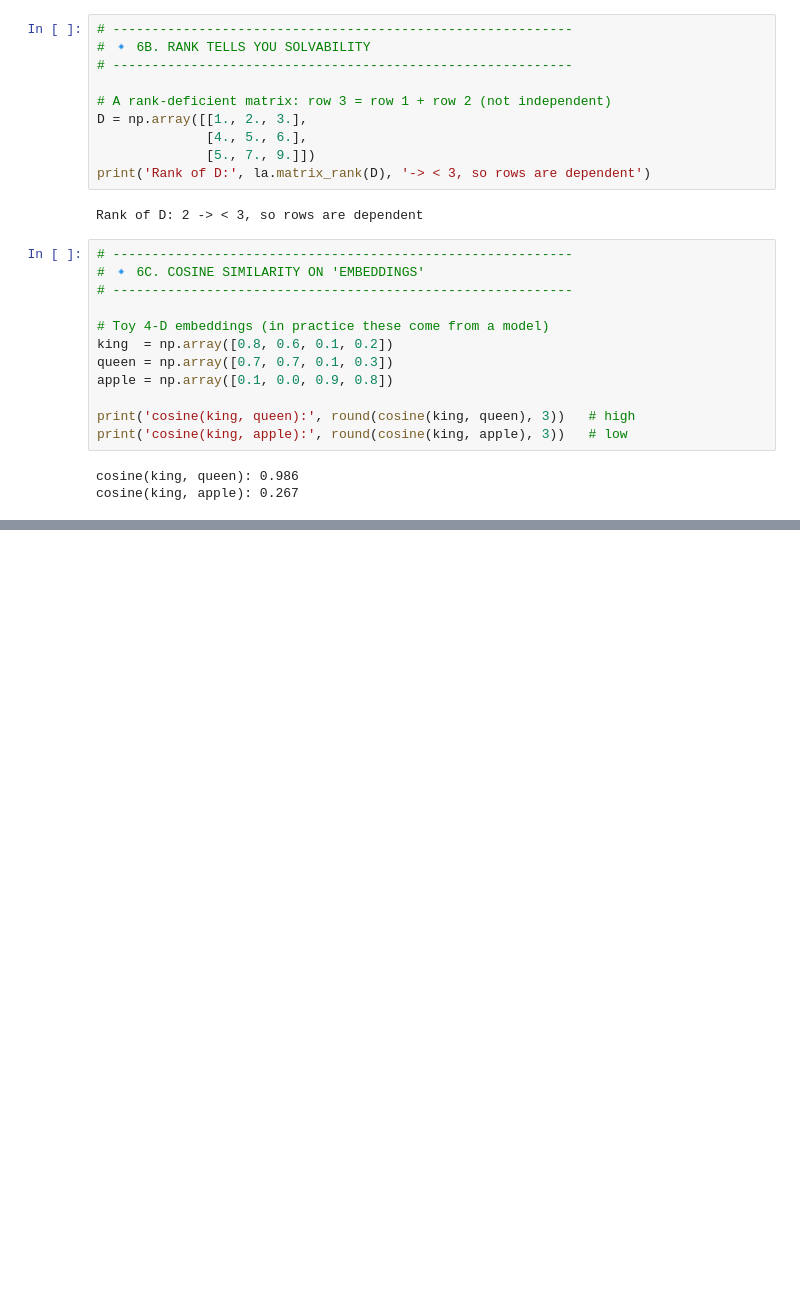
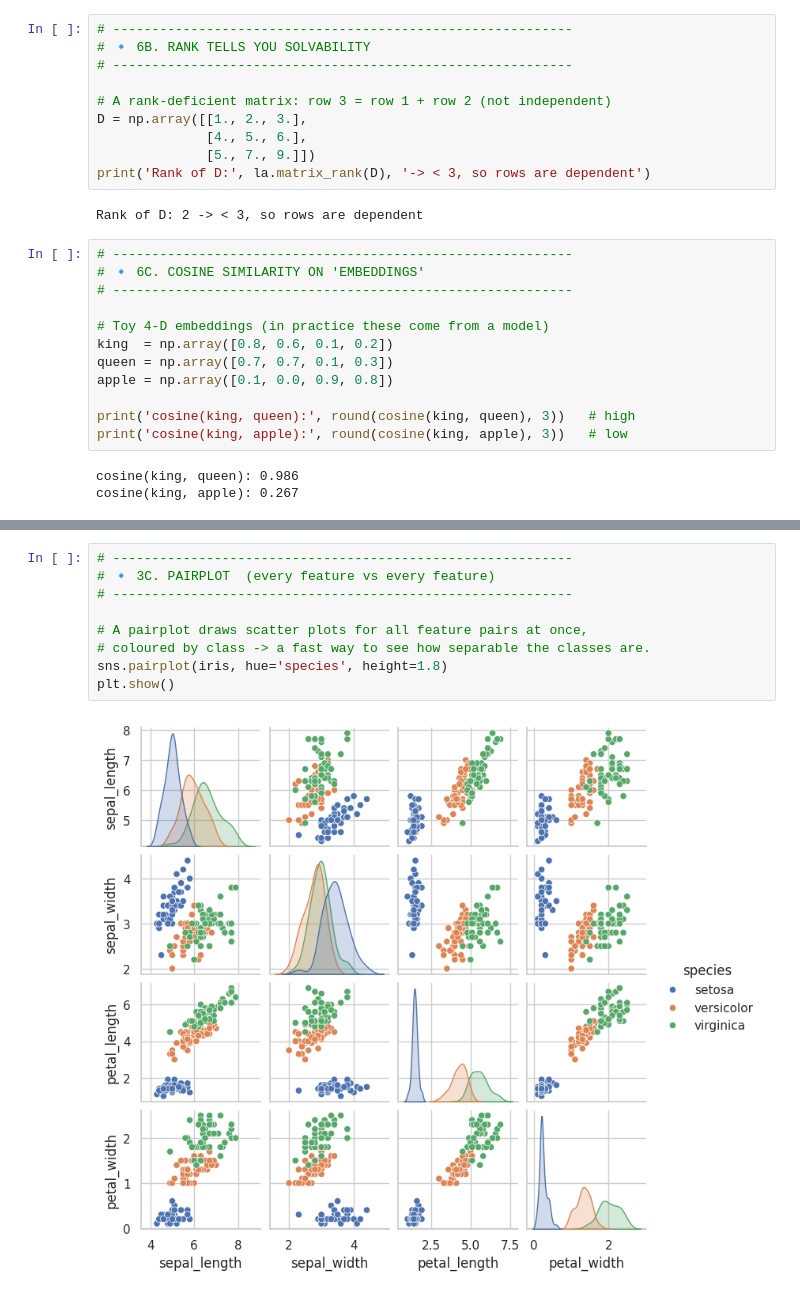
Before and after one commit to Venu-max/NASSCOM-AI, a Jupyter notebook: Day2.ipynb, the cells around one changed output, grey strips where cells are left out. Saved outputs shown, nothing was run; the diff lists cells and outputs as text; blank space fills up the shorter version.

```diff
--- a/Day2.ipynb
+++ b/Day2.ipynb
@@ -530,0 +866,11 @@ cosine(king, apple): 0.267
+# %%
+# -----------------------------------------------------------
+# 🔹 3C. PAIRPLOT  (every feature vs every feature)
+# -----------------------------------------------------------
+
+# A pairplot draws scatter plots for all feature pairs at once,
+# coloured by class -> a fast way to see how separable the classes are.
+sns.pairplot(iris, hue='species', height=1.8)
+plt.show()
+# %% [output]
+[figure, added]
```
Also changed, not shown: parts of 26 cells of this notebook.
